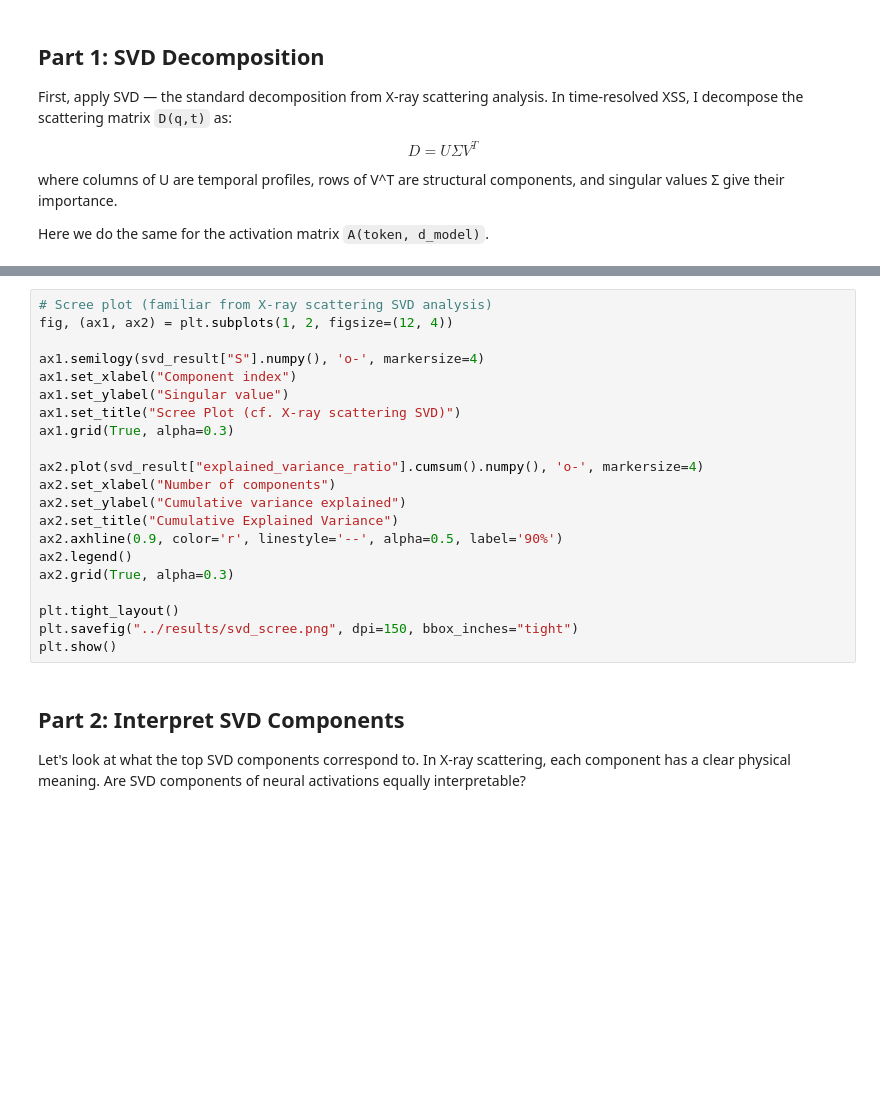
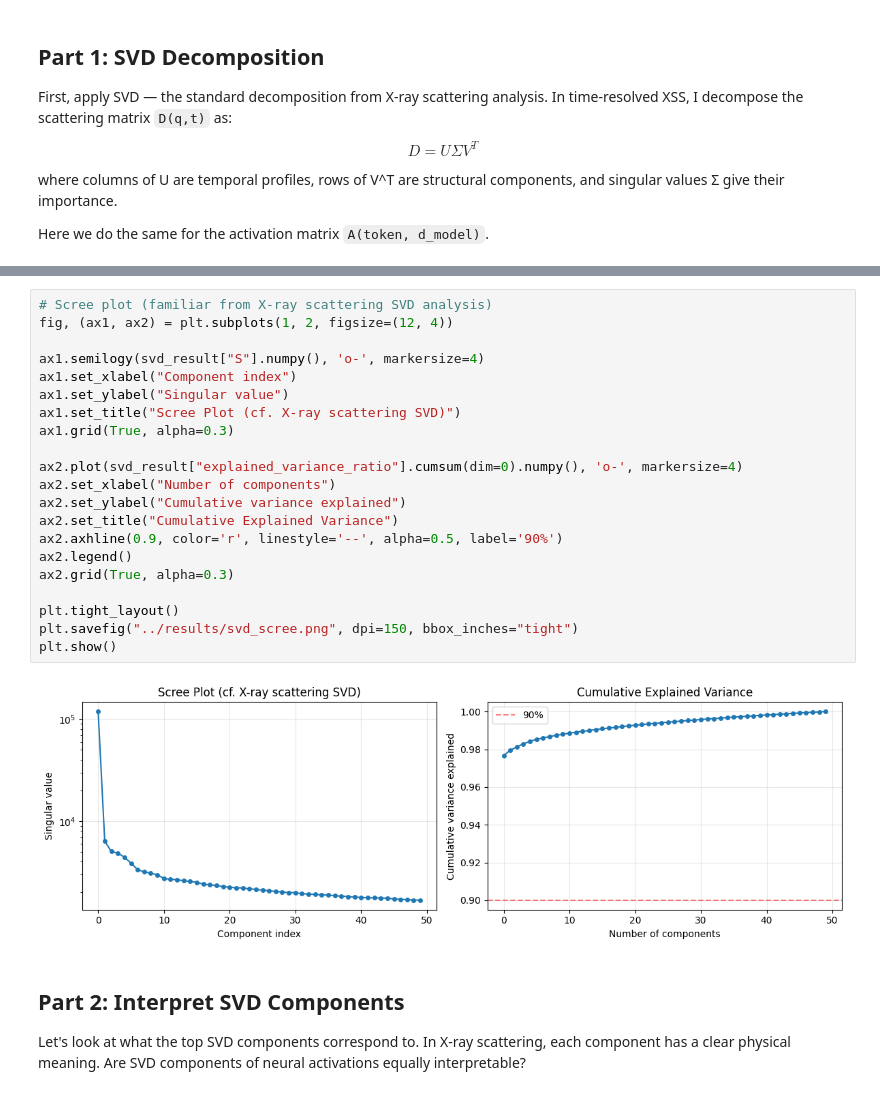
Before and after one commit to stjernefrugt/SAE_Interpretability, a Jupyter notebook: notebooks/03_interpret_features.ipynb, the cells around one changed output, grey strips where cells are left out. Saved outputs shown, nothing was run; the diff lists cells and outputs as text; blank space fills up the shorter version.

Commit message:
Fix cumsum() call to include dim argument for PyTorch 2.10 compatibility

```diff
--- a/notebooks/03_interpret_features.ipynb
+++ b/notebooks/03_interpret_features.ipynb
@@ -90,24 +108,26 @@ print(f"Variance explained by top 50 components: {svd_result['explained_variance
 # %%
 # Scree plot (familiar from X-ray scattering SVD analysis)
 fig, (ax1, ax2) = plt.subplots(1, 2, figsize=(12, 4))
 
 ax1.semilogy(svd_result["S"].numpy(), 'o-', markersize=4)
 ax1.set_xlabel("Component index")
 ax1.set_ylabel("Singular value")
 ax1.set_title("Scree Plot (cf. X-ray scattering SVD)")
 ax1.grid(True, alpha=0.3)
 
-ax2.plot(svd_result["explained_variance_ratio"].cumsum().numpy(), 'o-', markersize=4)
+ax2.plot(svd_result["explained_variance_ratio"].cumsum(dim=0).numpy(), 'o-', markersize=4)
 ax2.set_xlabel("Number of components")
 ax2.set_ylabel("Cumulative variance explained")
 ax2.set_title("Cumulative Explained Variance")
 ax2.axhline(0.9, color='r', linestyle='--', alpha=0.5, label='90%')
 ax2.legend()
 ax2.grid(True, alpha=0.3)
 
 plt.tight_layout()
 plt.savefig("../results/svd_scree.png", dpi=150, bbox_inches="tight")
 plt.show()
+# %% [output]
+[figure, added]
 # %% [markdown]
 ## Part 2: Interpret SVD Components
 
```
Also changed, not shown: parts of 11 cells of this notebook.
